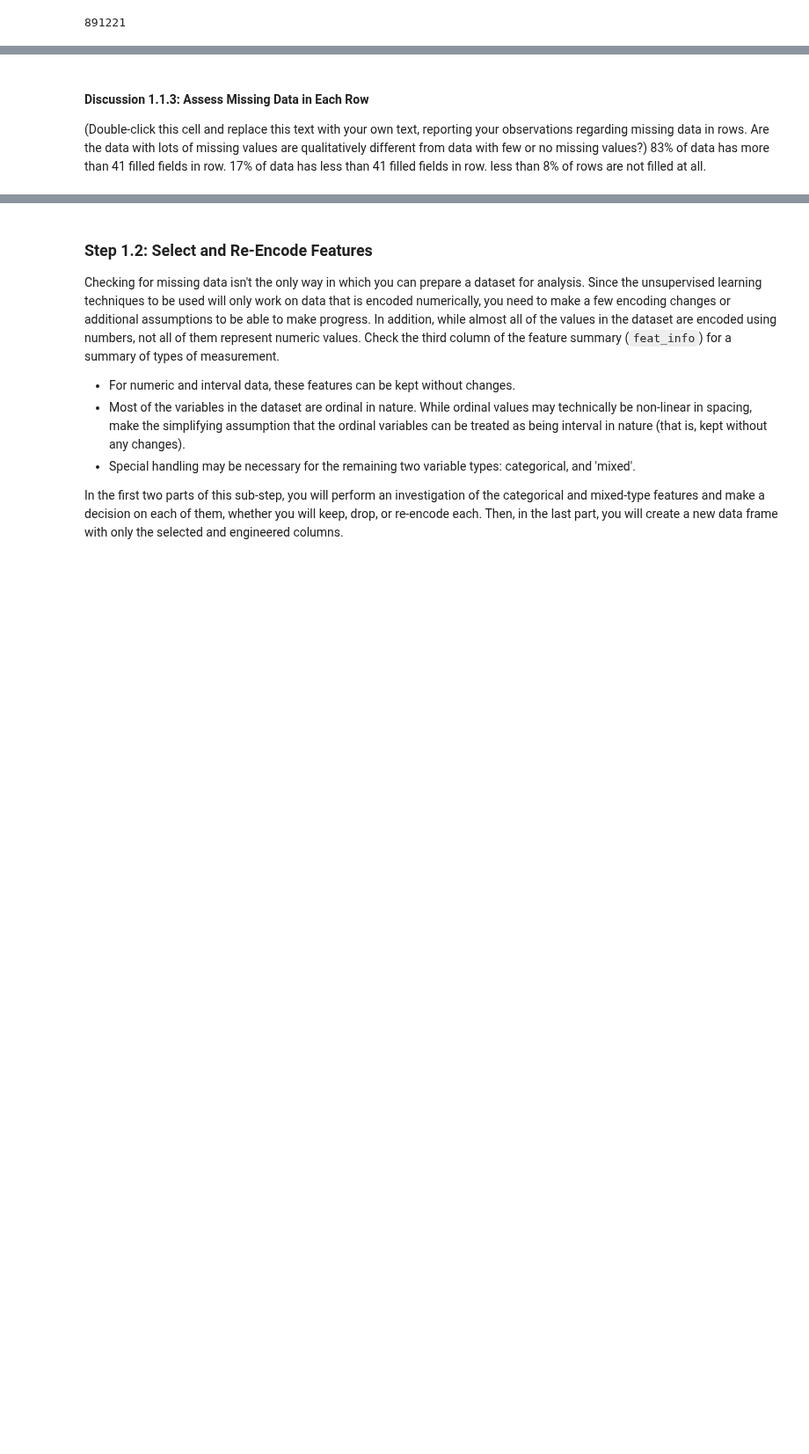
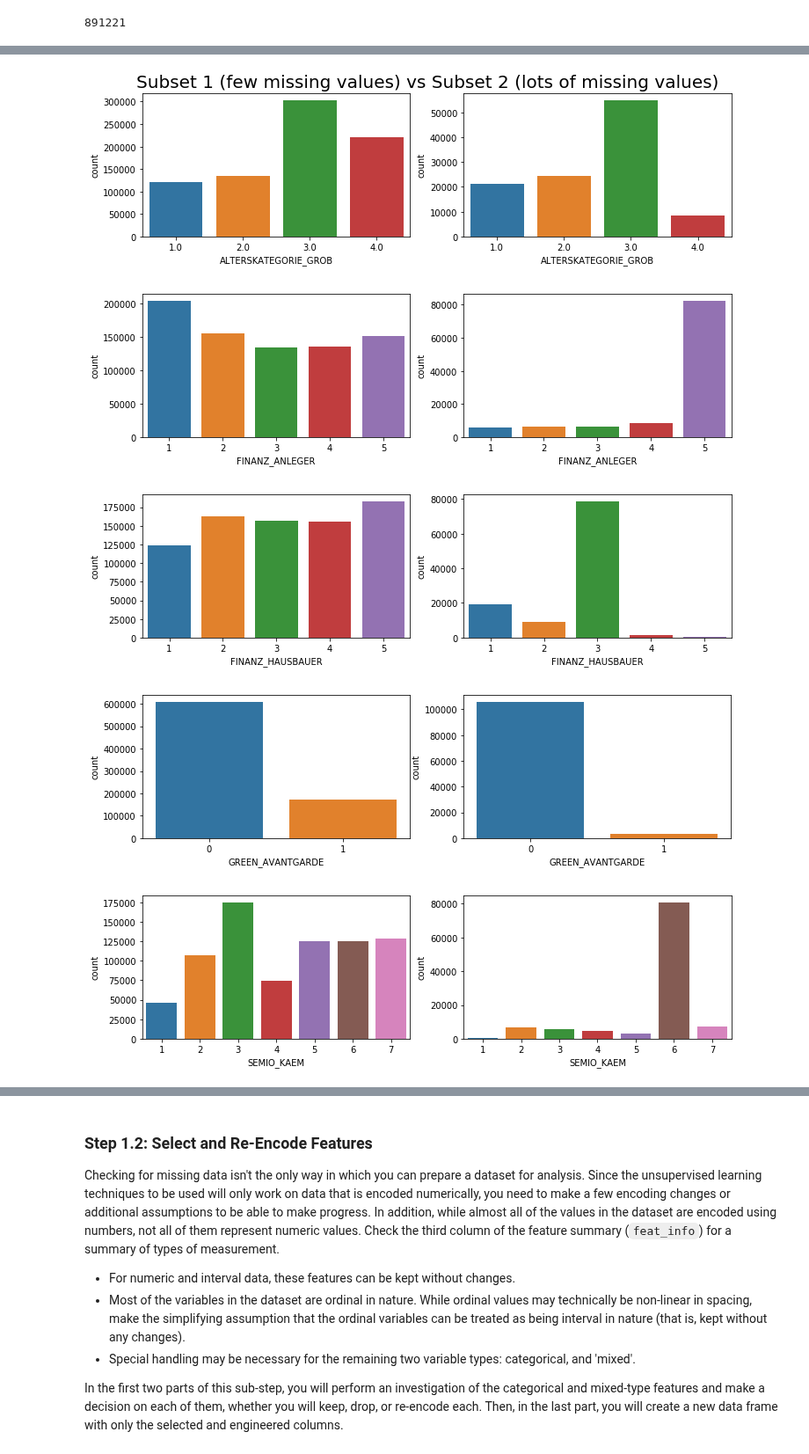
Before and after one commit to maxbogus/IdentifyCustomerSegmentsML, a Jupyter notebook: Identify_Customer_Segments.ipynb, the cells around one changed output, grey strips where cells are left out. Shown at 88% size. Drawn from its saved outputs; the diff is of its cells as text; code cells hidden in the pictures; blank space fills up the shorter version.

```diff
--- a/Identify_Customer_Segments.ipynb
+++ b/Identify_Customer_Segments.ipynb
@@ -246,7 +244,28 @@ count_less.sort_values(ascending=True).plot()
-# %% [markdown]
-#### Discussion 1.1.3: Assess Missing Data in Each Row
-
-(Double-click this cell and replace this text with your own text, reporting your observations regarding missing data in rows. Are the data with lots of missing values are qualitatively different from data with few or no missing values?)
-83% of data has more than 41 filled fields in row.
-17% of data has less than 41 filled fields in row.
-less than 8% of rows are not filled at all.
+# %%
+def plot_single_comp(feature, ds1, ds2):
+    fig, ax = plt.subplots(figsize=(12,3), ncols=2)
+    sns.countplot(x=feature, data=ds1, ax=ax[0])
+    sns.countplot(x=feature, data=ds2, ax=ax[1])
+
+
+def plot_comparison(ds1, ds2, title):
+    fig, ax = plt.subplots(figsize=(12,3), ncols=2)
+    sns.countplot(x='ALTERSKATEGORIE_GROB', data=ds1, ax=ax[0])
+    sns.countplot(x='ALTERSKATEGORIE_GROB', data=ds2, ax=ax[1])
+    fig.suptitle(title, fontsize=20)
+
+    plot_single_comp('FINANZ_ANLEGER', ds1, ds2)
+    plot_single_comp('FINANZ_HAUSBAUER', ds1, ds2)
+    plot_single_comp('GREEN_AVANTGARDE', ds1, ds2)
+    plot_single_comp('SEMIO_KAEM', ds1, ds2)
+    plot_single_comp('ONLINE_AFFINITAET', ds1, ds2)
+    plot_single_comp('CJT_GESAMTTYP', ds1, ds2)
+# %%
+plot_comparison(less_than_12, more_than_12,
+                'Subset 1 (few missing values) vs Subset 2 (lots of missing values)')
+# %% [output]
+[figure, added]
+[figure, added]
+[figure, added]
+[figure, added]
+[figure, added]
```
Also changed, not shown: parts of 42 cells of this notebook.
